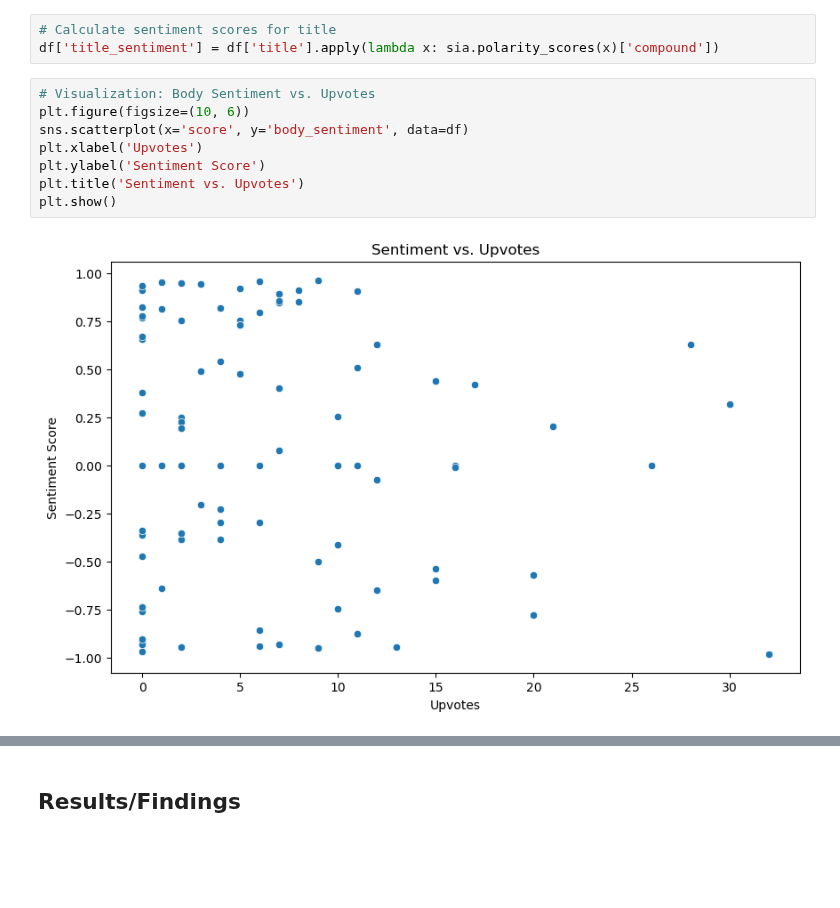
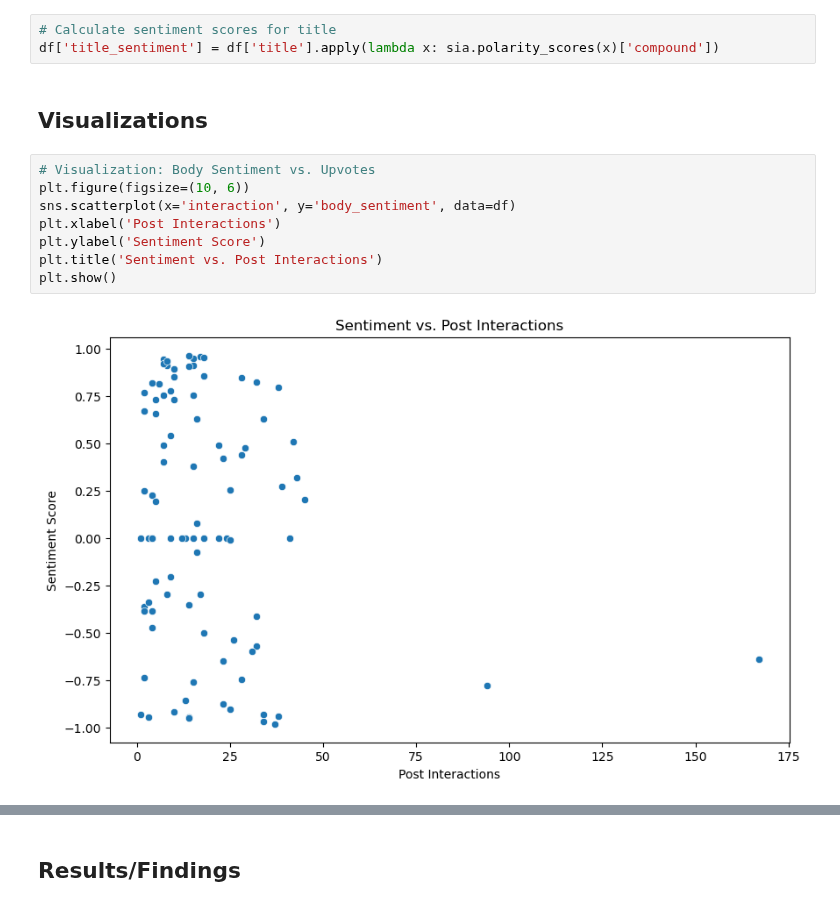
Before and after one commit to ReproTeach/final-project-cc-final-project, a Jupyter notebook: final_project.ipynb, the cells around one changed output, grey strips where cells are left out. Saved outputs shown, nothing was run; the diff lists cells and outputs as text; blank space fills up the shorter version.

```diff
--- a/final_project.ipynb
+++ b/final_project.ipynb
@@ -153,13 +157,15 @@ df['body_sentiment'] = df['body'].apply(lambda x: sia.polarity_scores(x)['compou
 # %%
 # Calculate sentiment scores for title
 df['title_sentiment'] = df['title'].apply(lambda x: sia.polarity_scores(x)['compound'])
+# %% [markdown]
+## Visualizations
 # %%
 # Visualization: Body Sentiment vs. Upvotes
 plt.figure(figsize=(10, 6))
-sns.scatterplot(x='score', y='body_sentiment', data=df)
-plt.xlabel('Upvotes')
+sns.scatterplot(x='interaction', y='body_sentiment', data=df)
+plt.xlabel('Post Interactions')
 plt.ylabel('Sentiment Score')
-plt.title('Sentiment vs. Upvotes')
+plt.title('Sentiment vs. Post Interactions')
 plt.show()
 # %% [output]
-[figure, old version]
+[figure, new version]
```
Also changed, not shown: parts of 33 cells of this notebook.
